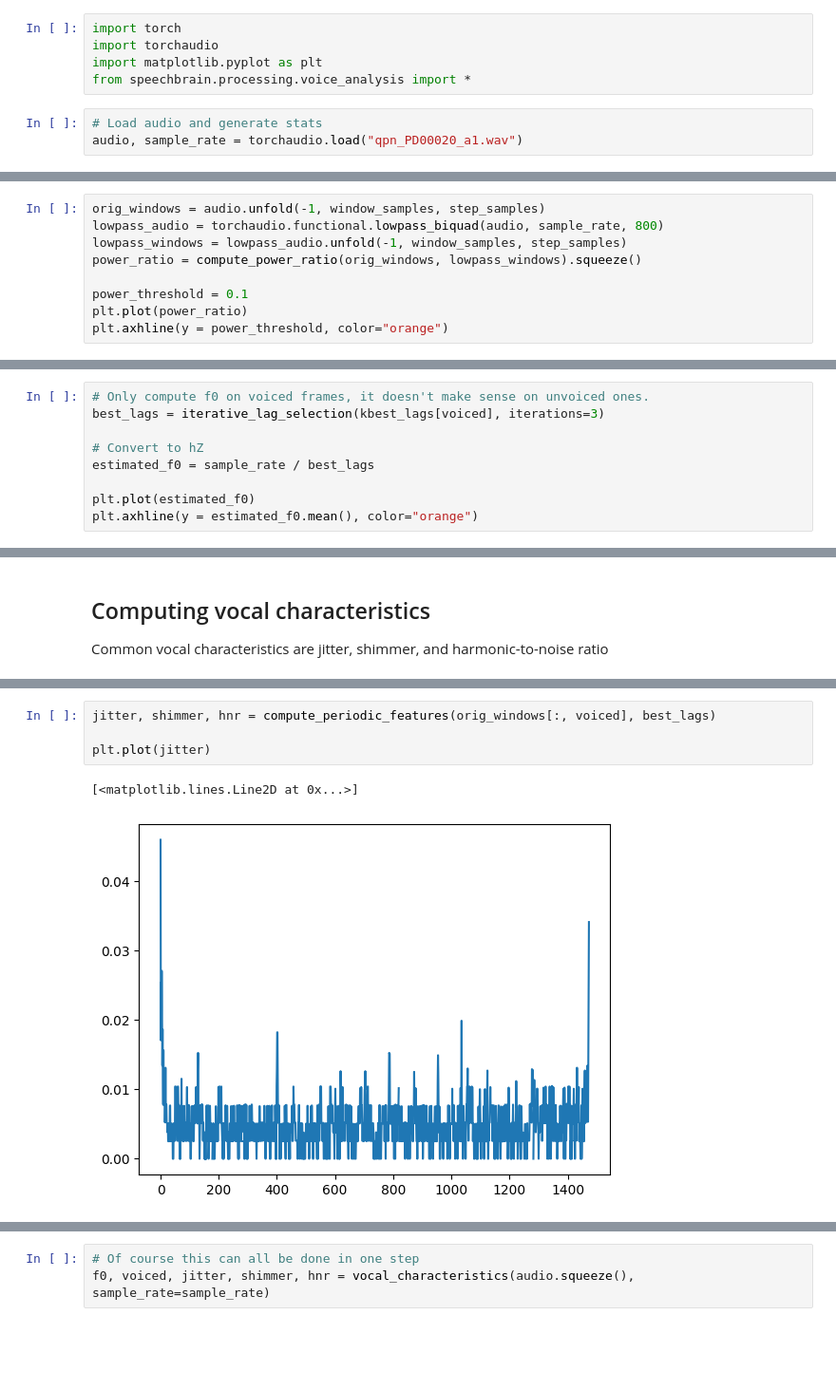
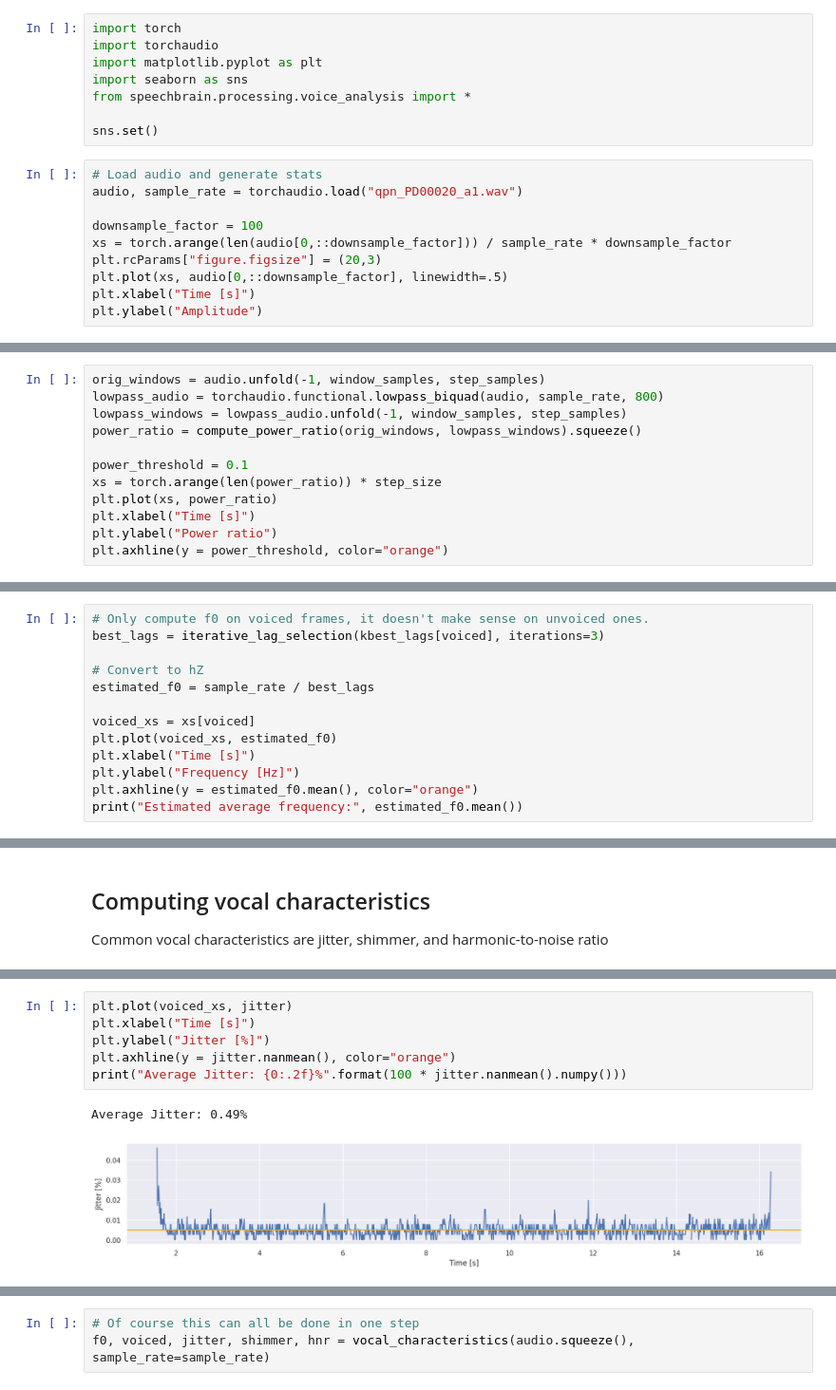
Before and after one commit to pplantinga/ParkinsonSpeechAI, a Jupyter notebook: voice-analysis.ipynb, the cells around one changed output, grey strips where cells are left out. Shown at 95% size. Cells and saved outputs as stored; diff of their text form; blank space fills up the shorter version.

```diff
--- a/voice-analysis.ipynb
+++ b/voice-analysis.ipynb
@@ -6,7 +6,17 @@ This notebook goes through a simple analysis of a single speech sample
 import torch
 import torchaudio
 import matplotlib.pyplot as plt
+import seaborn as sns
 from speechbrain.processing.voice_analysis import *
+
+sns.set()
 # %%
 # Load audio and generate stats
 audio, sample_rate = torchaudio.load("qpn_PD00020_a1.wav")
+
+downsample_factor = 100
+xs = torch.arange(len(audio[0,::downsample_factor])) / sample_rate * downsample_factor
+plt.rcParams["figure.figsize"] = (20,3)
+plt.plot(xs, audio[0,::downsample_factor], linewidth=.5)
+plt.xlabel("Time [s]")
+plt.ylabel("Amplitude")
@@ -55,7 +68,10 @@ lowpass_windows = lowpass_audio.unfold(-1, window_samples, step_samples)
 power_ratio = compute_power_ratio(orig_windows, lowpass_windows).squeeze()
 
 power_threshold = 0.1
-plt.plot(power_ratio)
+xs = torch.arange(len(power_ratio)) * step_size
+plt.plot(xs, power_ratio)
+plt.xlabel("Time [s]")
+plt.ylabel("Power ratio")
 plt.axhline(y = power_threshold, color="orange")
 # %% [output]
 <matplotlib.lines.Line2D at 0x...>
@@ -103,6 +126,10 @@ best_lags = iterative_lag_selection(kbest_lags[voiced], iterations=3)
 # Convert to hZ
 estimated_f0 = sample_rate / best_lags
 
-plt.plot(estimated_f0)
+voiced_xs = xs[voiced]
+plt.plot(voiced_xs, estimated_f0)
+plt.xlabel("Time [s]")
+plt.ylabel("Frequency [Hz]")
 plt.axhline(y = estimated_f0.mean(), color="orange")
+print("Estimated average frequency:", estimated_f0.mean())
 # %% [output]
@@ -115,8 +144,10 @@ Common vocal characteristics are jitter, shimmer, and harmonic-to-noise ratio
 # %%
-jitter, shimmer, hnr = compute_periodic_features(orig_windows[:, voiced], best_lags)
-
-plt.plot(jitter)
+plt.plot(voiced_xs, jitter)
+plt.xlabel("Time [s]")
+plt.ylabel("Jitter [%]")
+plt.axhline(y = jitter.nanmean(), color="orange")
+print("Average Jitter: {0:.2f}%".format(100 * jitter.nanmean().numpy()))
 # %% [output]
-[<matplotlib.lines.Line2D at 0x...>]
+Average Jitter: 0.49%
-[figure, old version]
+[figure, new version]
 # %%
```
Also changed, not shown: parts of 16 cells of this notebook.
